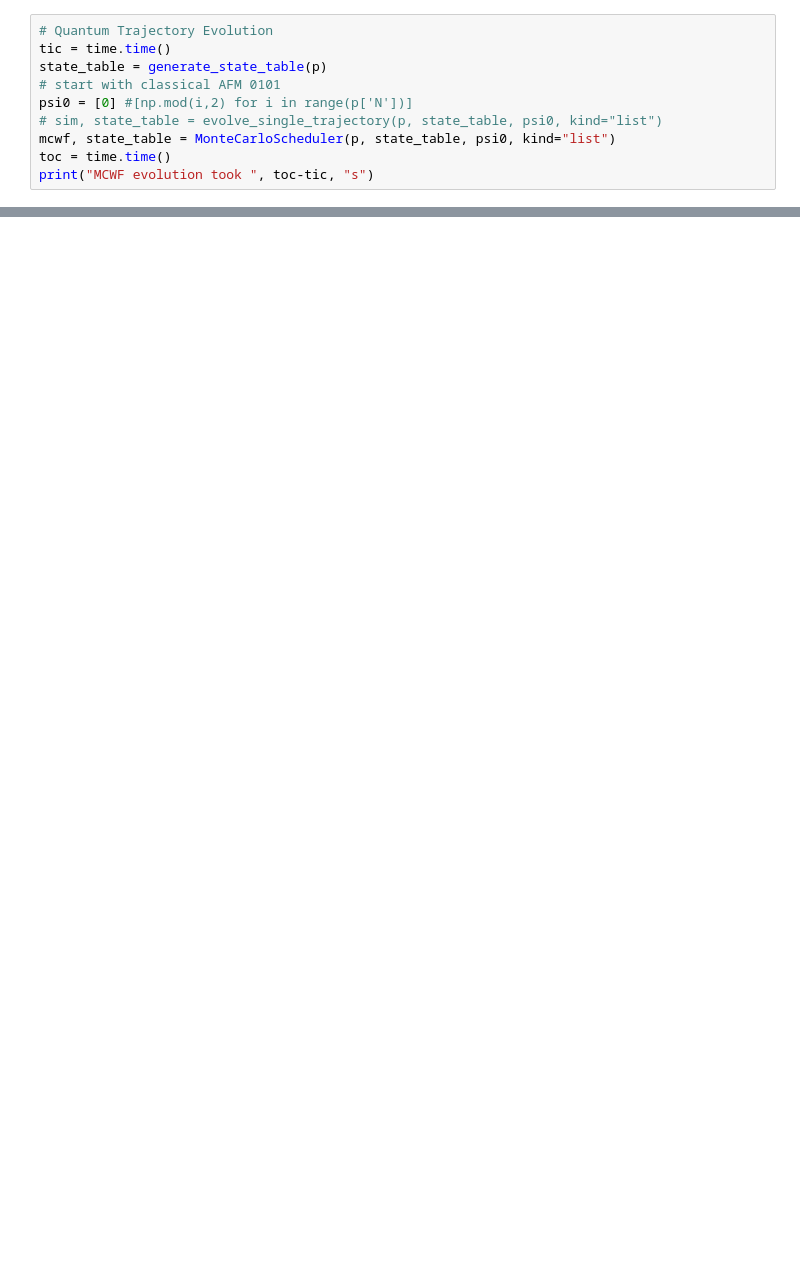
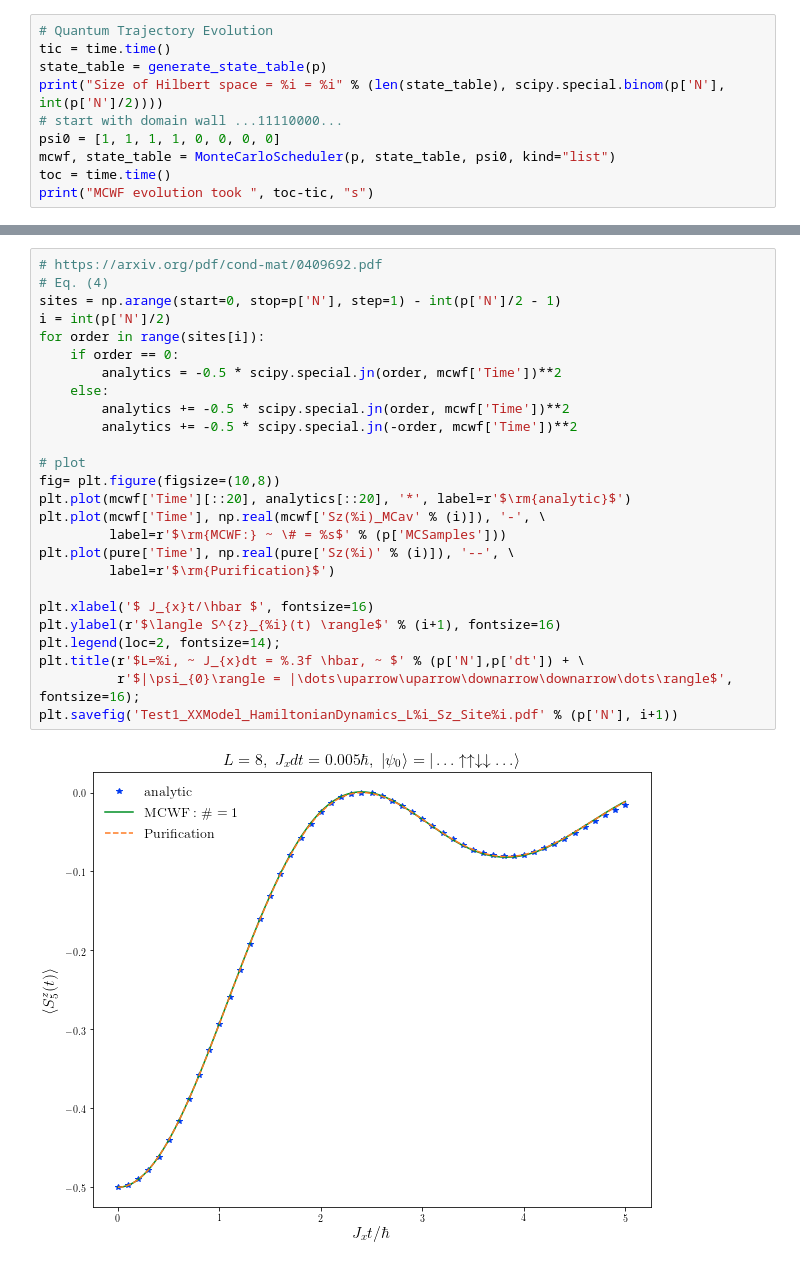
Before and after one commit to nataliejpg/QuantumResourceEstimation, a Jupyter notebook: exact_diagonalisation/XXZ_ED_Lindblad_Purification.ipynb, the cells around one changed output, grey strips where cells are left out. Drawn from its saved outputs; the diff is of its cells as text; blank space fills up the shorter version.

```diff
--- a/exact_diagonalisation/XXZ_ED_Lindblad_Purification.ipynb
+++ b/exact_diagonalisation/XXZ_ED_Lindblad_Purification.ipynb
@@ -991,9 +1083,9 @@ p['MCSamples'] = 500
 # Quantum Trajectory Evolution
 tic = time.time()
 state_table = generate_state_table(p)
-# start with classical AFM 0101
-psi0 = [0] #[np.mod(i,2) for i in range(p['N'])]
-# sim, state_table = evolve_single_trajectory(p, state_table, psi0, kind="list")
+print("Size of Hilbert space = %i = %i" % (len(state_table), scipy.special.binom(p['N'], int(p['N']/2))))
+# start with domain wall ...11110000...
+psi0 = [1, 1, 1, 1, 0, 0, 0, 0]
 mcwf, state_table = MonteCarloScheduler(p, state_table, psi0, kind="list")
 toc = time.time()
 print("MCWF evolution took ", toc-tic, "s")
@@ -1009,0 +1102,28 @@ Purification evolution took  2.120990037918091 s
+# %%
+# https://arxiv.org/pdf/cond-mat/0409692.pdf
+# Eq. (4)
+sites = np.arange(start=0, stop=p['N'], step=1) - int(p['N']/2 - 1)
+i = int(p['N']/2)
+for order in range(sites[i]):
+    if order == 0:
+        analytics = -0.5 * scipy.special.jn(order, mcwf['Time'])**2
+    else:
+        analytics += -0.5 * scipy.special.jn(order, mcwf['Time'])**2
+        analytics += -0.5 * scipy.special.jn(-order, mcwf['Time'])**2
+
+# plot
+fig= plt.figure(figsize=(10,8))
+plt.plot(mcwf['Time'][::20], analytics[::20], '*', label=r'$\rm{analytic}$')
+plt.plot(mcwf['Time'], np.real(mcwf['Sz(%i)_MCav' % (i)]), '-', \
+         label=r'$\rm{MCWF:} ~ \# = %s$' % (p['MCSamples']))
+plt.plot(pure['Time'], np.real(pure['Sz(%i)' % (i)]), '--', \
+         label=r'$\rm{Purification}$')
+
+plt.xlabel('$ J_{x}t/\hbar $', fontsize=16)
+plt.ylabel(r'$\langle S^{z}_{%i}(t) \rangle$' % (i+1), fontsize=16)
+plt.legend(loc=2, fontsize=14);
+plt.title(r'$L=%i, ~ J_{x}dt = %.3f \hbar, ~ $' % (p['N'],p['dt']) + \
+          r'$|\psi_{0}\rangle = |\dots\uparrow\uparrow\downarrow\downarrow\dots\rangle$', fontsize=16);
+plt.savefig('Test1_XXModel_HamiltonianDynamics_L%i_Sz_Site%i.pdf' % (p['N'], i+1))
+# %% [output]
+[figure, added]
```
Also changed, not shown: parts of 24 cells of this notebook, 7 other files.
